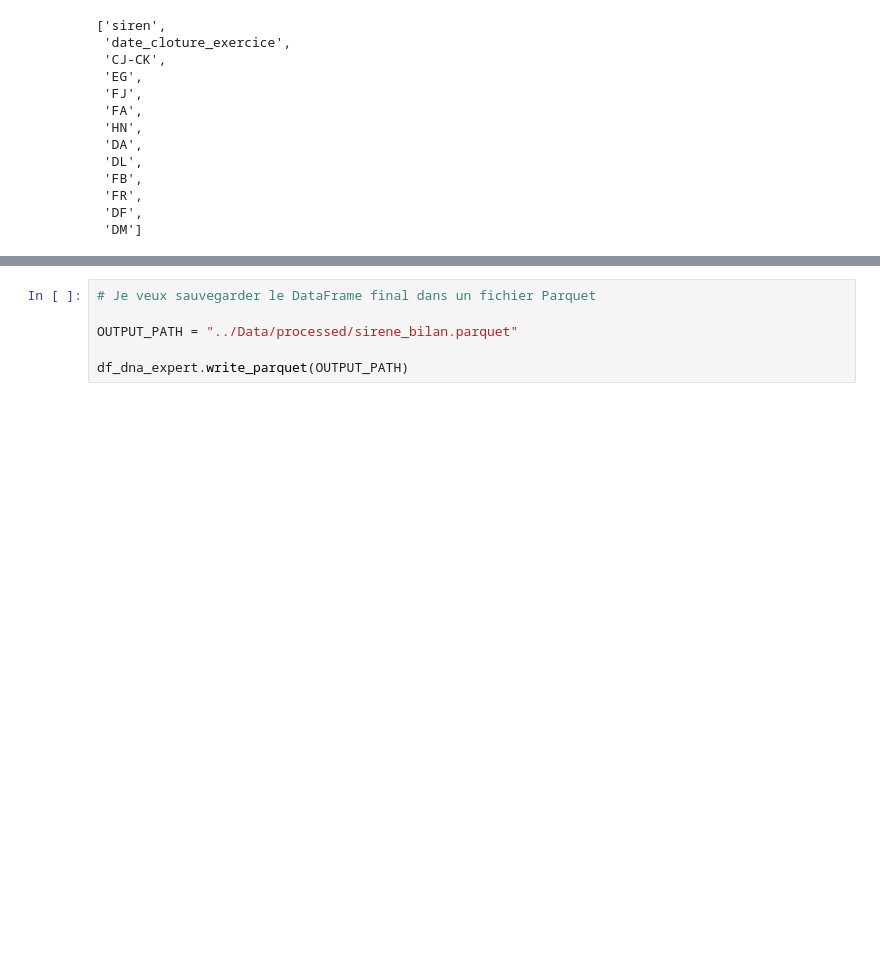
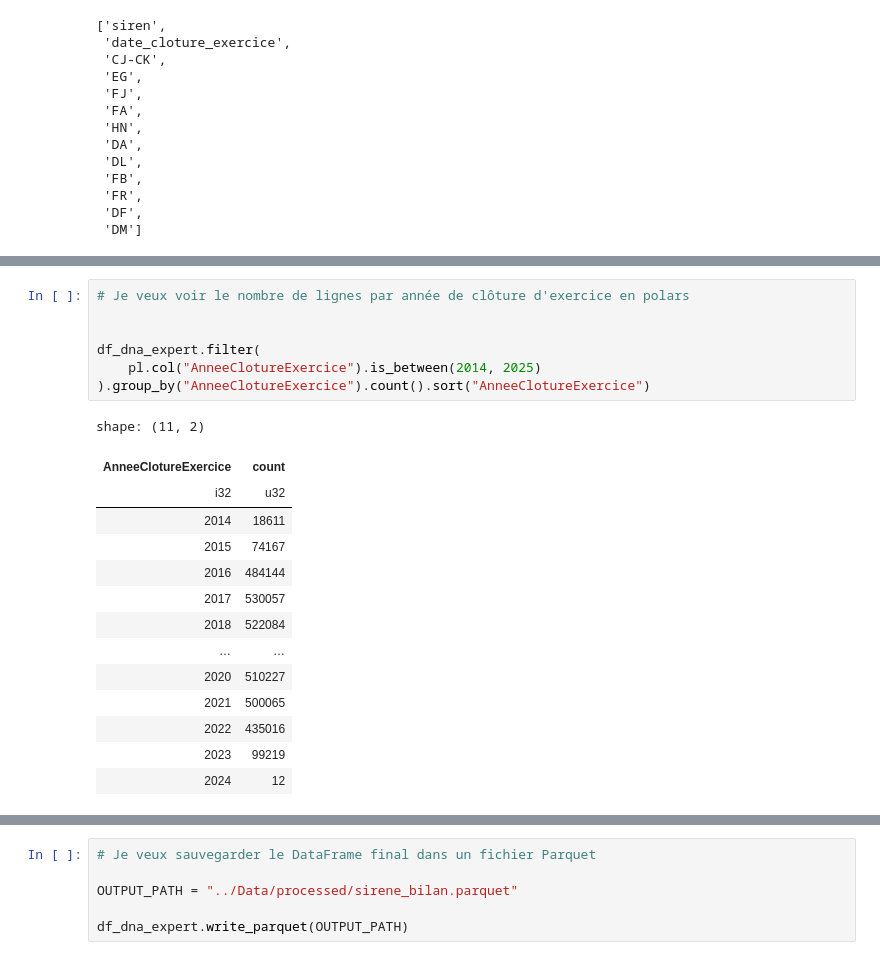
Before and after one commit to ugozchi/AS_Supervised_Learning, a Jupyter notebook: Notebooks/00_Sandbox.ipynb, the cells around one changed output, grey strips where cells are left out. Saved outputs shown, nothing was run; the diff lists cells and outputs as text; blank space fills up the shorter version.

```diff
--- a/Notebooks/00_Sandbox.ipynb
+++ b/Notebooks/00_Sandbox.ipynb
@@ -810,3 +852,25 @@ shape: (5, 21)
 | 2018-12-31 | 2018 | "005420120" | -289131 | 4623 | 0 | ... |
 | 2019-12-31 | 2019 | "005420120" | -970147 | 48370 | 0 | ... |
 | 2020-12-31 | 2020 | "005420120" | -807683 | 72481 | 0 | ... |
+# %%
+# Je veux voir le nombre de lignes par année de clôture d'exercice en polars
+
+
+df_dna_expert.filter(
+    pl.col("AnneeClotureExercice").is_between(2014, 2025)
+).group_by("AnneeClotureExercice").count().sort("AnneeClotureExercice")
+# %% [output]
+shape: (11, 2)
+| AnneeClotureExercice | count |
+| i32 | u32 |
+| 2014 | 18611 |
+| 2015 | 74167 |
+| 2016 | 484144 |
+| 2017 | 530057 |
+| 2018 | 522084 |
+| … | … |
+| 2020 | 510227 |
+| 2021 | 500065 |
+| 2022 | 435016 |
+| 2023 | 99219 |
+| 2024 | 12 |
```
Also changed, not shown: parts of 13 cells of this notebook.
